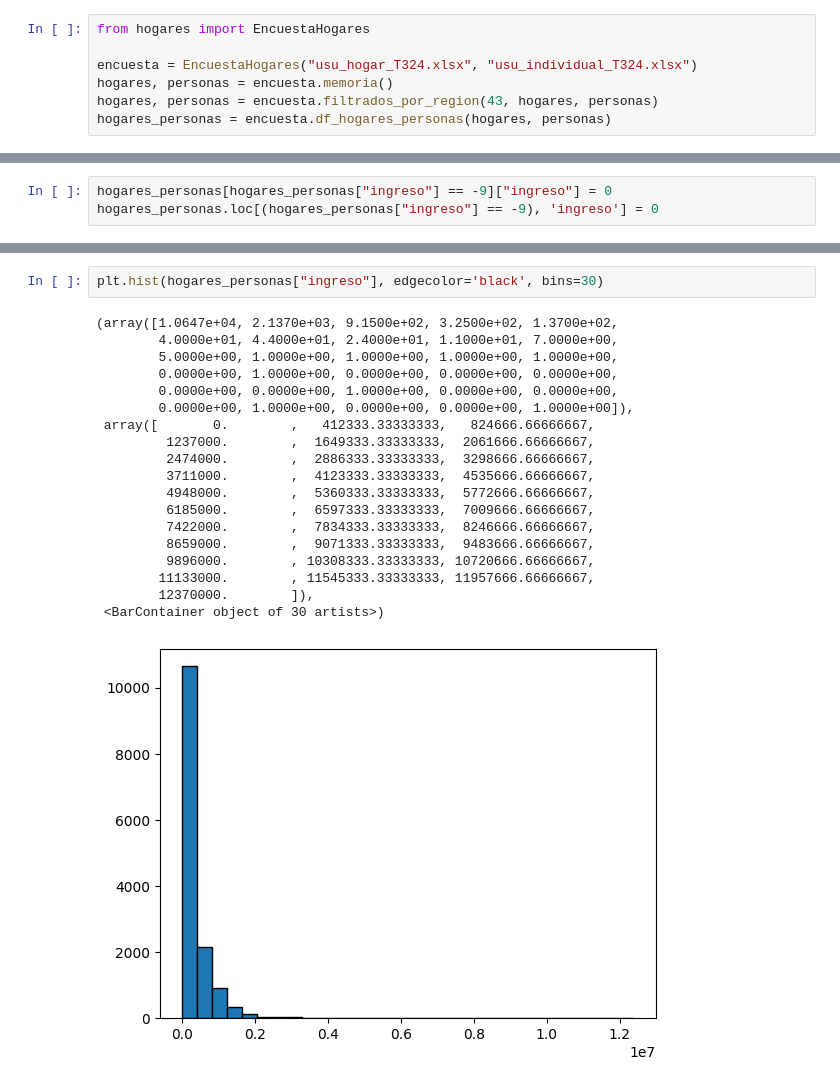
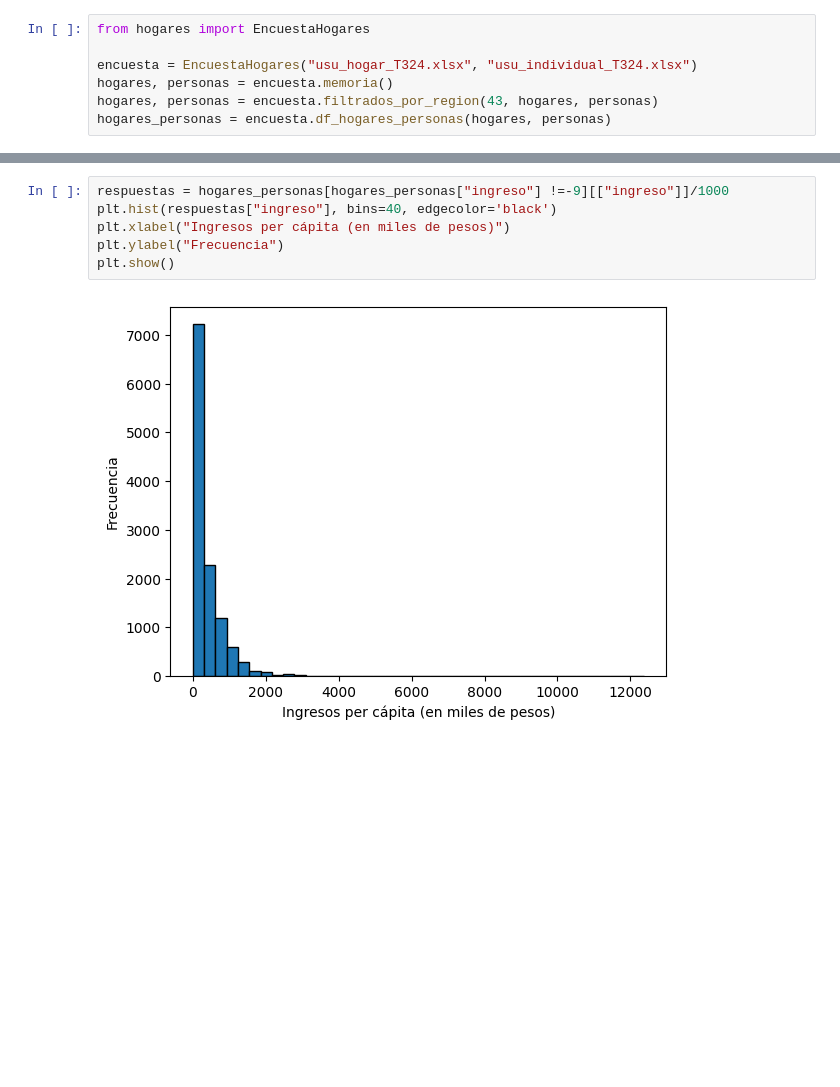
Before and after one commit to Angelvill321/AnalisisDeDatosI_G5, a Jupyter notebook: graficos_grupo_5.ipynb, the cells around one changed output, grey strips where cells are left out. Saved outputs shown, nothing was run; the diff lists cells and outputs as text; blank space fills up the shorter version.

Commit message:
Ingresos

```diff
--- a/graficos_grupo_5.ipynb
+++ b/graficos_grupo_5.ipynb
@@ -38,3 +57,0 @@ Reemplazando los ingresos en -9 por 0.
-# %%
-hogares_personas[hogares_personas["ingreso"] == -9]["ingreso"] = 0
-hogares_personas.loc[(hogares_personas["ingreso"] == -9), 'ingreso'] = 0
@@ -53,22 +58,8 @@ hogares_personas[["ingreso"]].describe()
-# %%
-plt.hist(hogares_personas["ingreso"], edgecolor='black', bins=30)
-# %% [output]
-(array([1.0647e+04, 2.1370e+03, 9.1500e+02, 3.2500e+02, 1.3700e+02,
-        4.0000e+01, 4.4000e+01, 2.4000e+01, 1.1000e+01, 7.0000e+00,
-        5.0000e+00, 1.0000e+00, 1.0000e+00, 1.0000e+00, 1.0000e+00,
-        0.0000e+00, 1.0000e+00, 0.0000e+00, 0.0000e+00, 0.0000e+00,
-        0.0000e+00, 0.0000e+00, 1.0000e+00, 0.0000e+00, 0.0000e+00,
-        0.0000e+00, 1.0000e+00, 0.0000e+00, 0.0000e+00, 1.0000e+00]),
- array([       0.        ,   412333.33333333,   824666.66666667,
-         1237000.        ,  1649333.33333333,  2061666.66666667,
-         2474000.        ,  2886333.33333333,  3298666.66666667,
-         3711000.        ,  4123333.33333333,  4535666.66666667,
-         4948000.        ,  5360333.33333333,  5772666.66666667,
-         6185000.        ,  6597333.33333333,  7009666.66666667,
-         7422000.        ,  7834333.33333333,  8246666.66666667,
-         8659000.        ,  9071333.33333333,  9483666.66666667,
-         9896000.        , 10308333.33333333, 10720666.66666667,
-        11133000.        , 11545333.33333333, 11957666.66666667,
-        12370000.        ]),
- <BarContainer object of 30 artists>)
-[figure, removed]
+# %%
+respuestas = hogares_personas[hogares_personas["ingreso"] !=-9][["ingreso"]]/1000
+plt.hist(respuestas["ingreso"], bins=40, edgecolor='black')
+plt.xlabel("Ingresos per cápita (en miles de pesos)")
+plt.ylabel("Frecuencia")
+plt.show()
+# %% [output]
+[figure, added]
```
Also changed, not shown: parts of 10 cells of this notebook.
